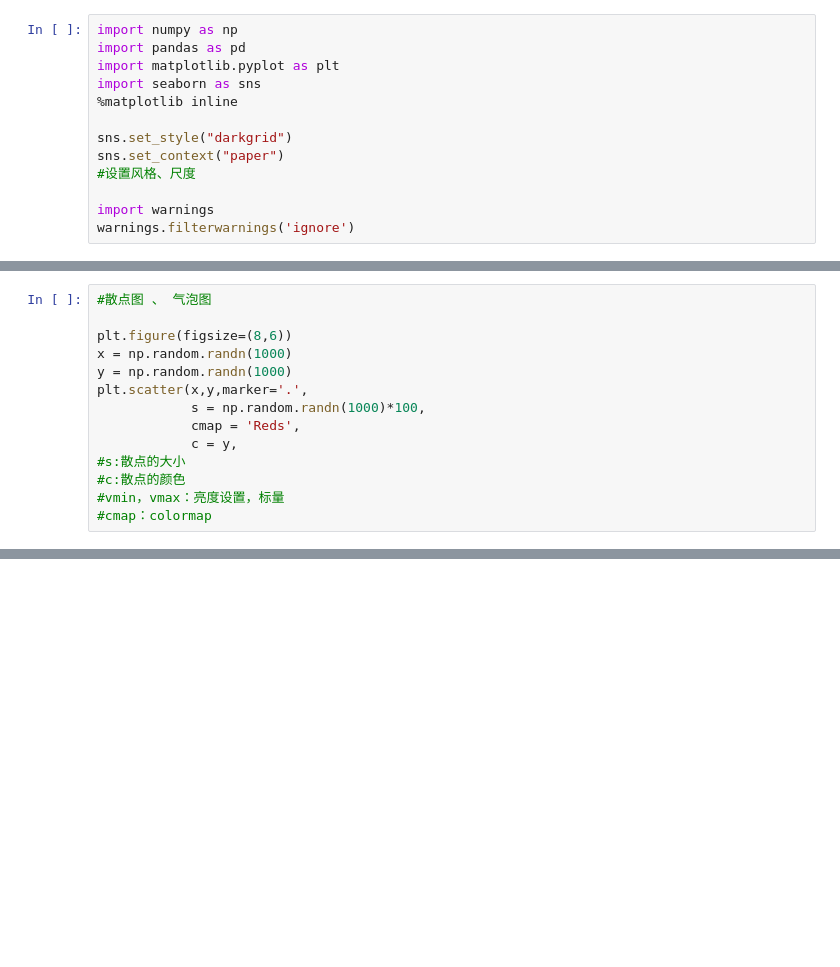
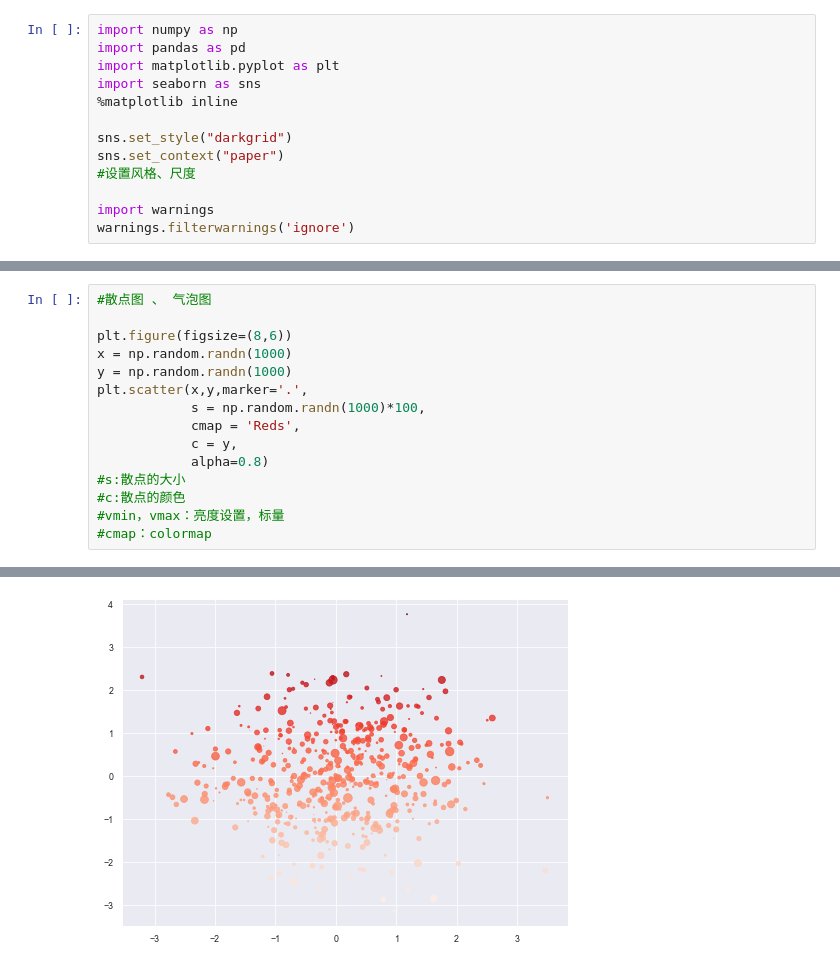
Before and after one commit to 2804983329/data-analysis, a Jupyter notebook: 数据分析python升级/00/matplotlib图表快速表达.ipynb, the cells around one changed output, grey strips where cells are left out. Cells and saved outputs as stored; diff of their text form; blank space fills up the shorter version.

```diff
--- a/数据分析python升级/00/matplotlib图表快速表达.ipynb
+++ b/数据分析python升级/00/matplotlib图表快速表达.ipynb
@@ -38,6 +38,7 @@ plt.scatter(x,y,marker='.',
             s = np.random.randn(1000)*100,
             cmap = 'Reds',
             c = y,
+            alpha=0.8)
 #s:散点的大小
 #c:散点的颜色
 #vmin，vmax：亮度设置，标量
@@ -46,0 +48 @@ SyntaxError: unexpected EOF while parsing (<ipython-input-12-af1e8c13f5dd>, line
+[figure, added]
```
Also changed, not shown: parts of 2 cells of this notebook.
